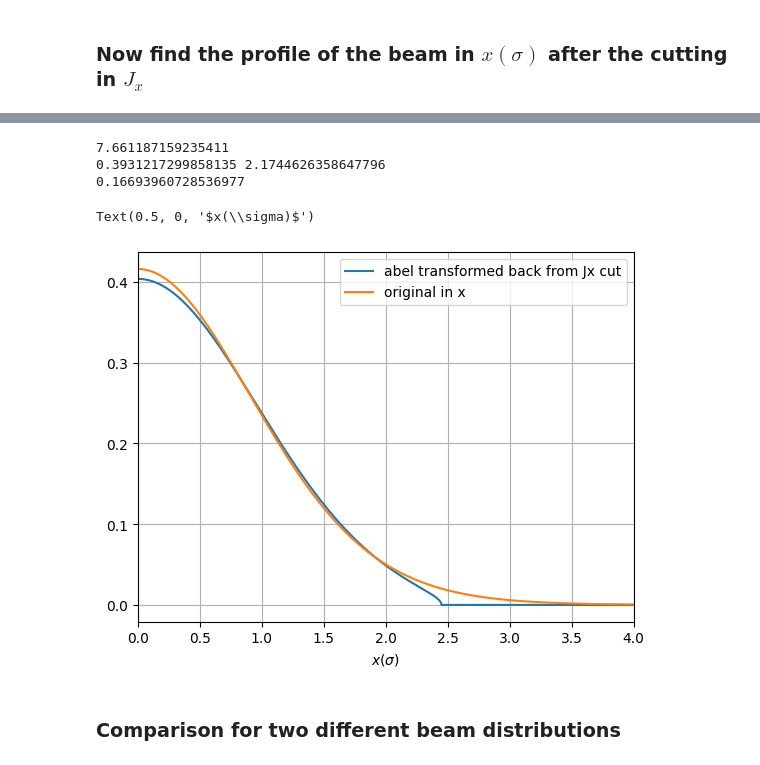
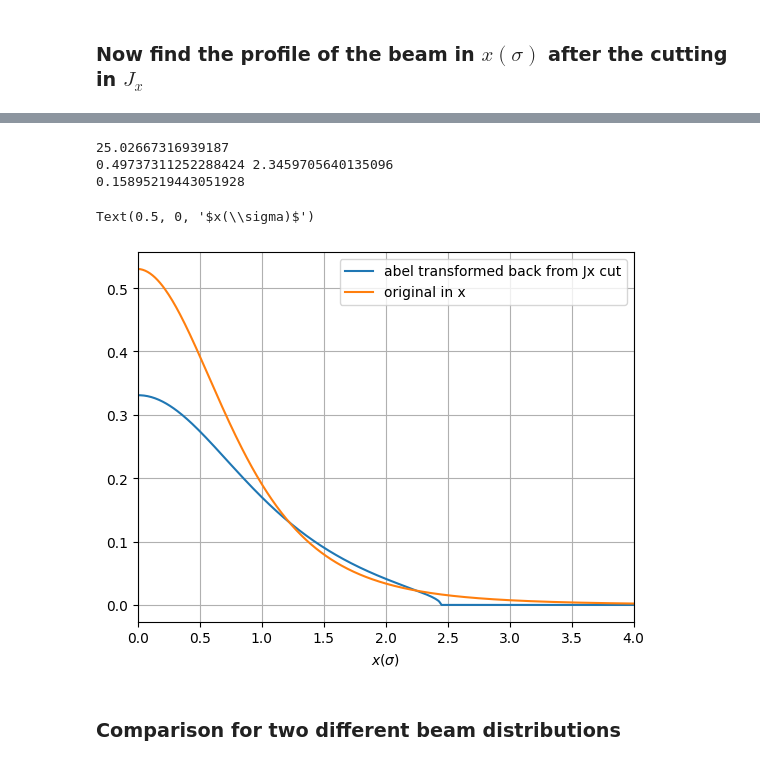
Before and after one commit to ElleanorLamb/xsuite_functions, a Jupyter notebook: Examples/collimation_density.ipynb, the cells around one changed output, grey strips where cells are left out. Saved outputs shown, nothing was run; the diff lists cells and outputs as text; code cells hidden in the pictures.

```diff
--- a/Examples/collimation_density.ipynb
+++ b/Examples/collimation_density.ipynb
@@ -343,11 +347,10 @@ Text(0.5, 0, '$x(\\sigma)$')
 ### Example: For a q-Gaussian distribution
 # %%
 ############ beam distribution symmetric about 0
-x = np.linspace(0.00001,20,10000)
+x = np.linspace(-100,100,20000)
 
-q0=1.1
+q0=1.4
 b0=1/(5-3*q0)
-
 
 
 qgauss = xb.distributions.qGauss(x,mu=0,q=q0,A=1,b=b0)
@@ -363,8 +366,8 @@ plt.ylabel('p.d.f')
 
 ############ Inverse Abel transform
 
-r = np.linspace(0.00001,20,10000)
-abel_qgauss = direct_transform(qgauss.copy(), dr=np.diff(x)[0], direction="Inverse", correction=True)
+r = np.linspace(0.00001,100,10000)
+abel_qgauss = direct_transform(qgauss[10000:], dr=np.diff(r)[0], direction="Inverse", correction=True)
 
 
 
@@ -502,37 +496,37 @@ Falling back to a pure Python backend...
 # %%
 print(perc_q)
 
 # integrate underneath the normal distribution
-normalised_original = sp.integrate.simps(qgauss, x=x, dx=1, axis=-1,)
+normalised_original = sp.integrate.trapz(qgauss[10000:], x=r, dx=0.1, axis=-1,)
 
 
 # integrate under the abel_qgauss, find the ratio, add the % then should work ... to see the full distribution as you expect from before...
 
-normalised_refound = sp.integrate.simps(abel_forward_qgauss, x=x, dx=1, axis=-1)
+normalised_refound = sp.integrate.trapz(abel_forward_qgauss, x=r, dx=0.1, axis=-1)
 print(normalised_original, normalised_refound)
 
 
 n_o = normalised_original
 n_r = normalised_refound
 
 normalisation_factor = (1-perc_q/100)*(n_o/n_r)
 print(normalisation_factor)
 
 plt.figure()
 plt.plot(r, abel_forward_qgauss*normalisation_factor,label='abel transformed back from Jx cut')
 
-plt.plot(r,qgauss, label='original in x')
+plt.plot(r,qgauss[10000:], label='original in x')
 plt.xlim([0,4])
 
 plt.grid()
 plt.legend()
 plt.xlabel('$x(\sigma)$')
 # %% [output]
-7.661187159235411
-0.3931217299858135 2.1744626358647796
-0.16693960728536977
+25.02667316939187
+0.49737311252288424 2.3459705640135096
+0.15895219443051928
 Text(0.5, 0, '$x(\\sigma)$')
-[figure, old version]
+[figure, new version]
 # %% [markdown]
 ### Comparison for two different beam distributions
 # %%
```
Also changed, not shown: parts of 7 cells of this notebook.
